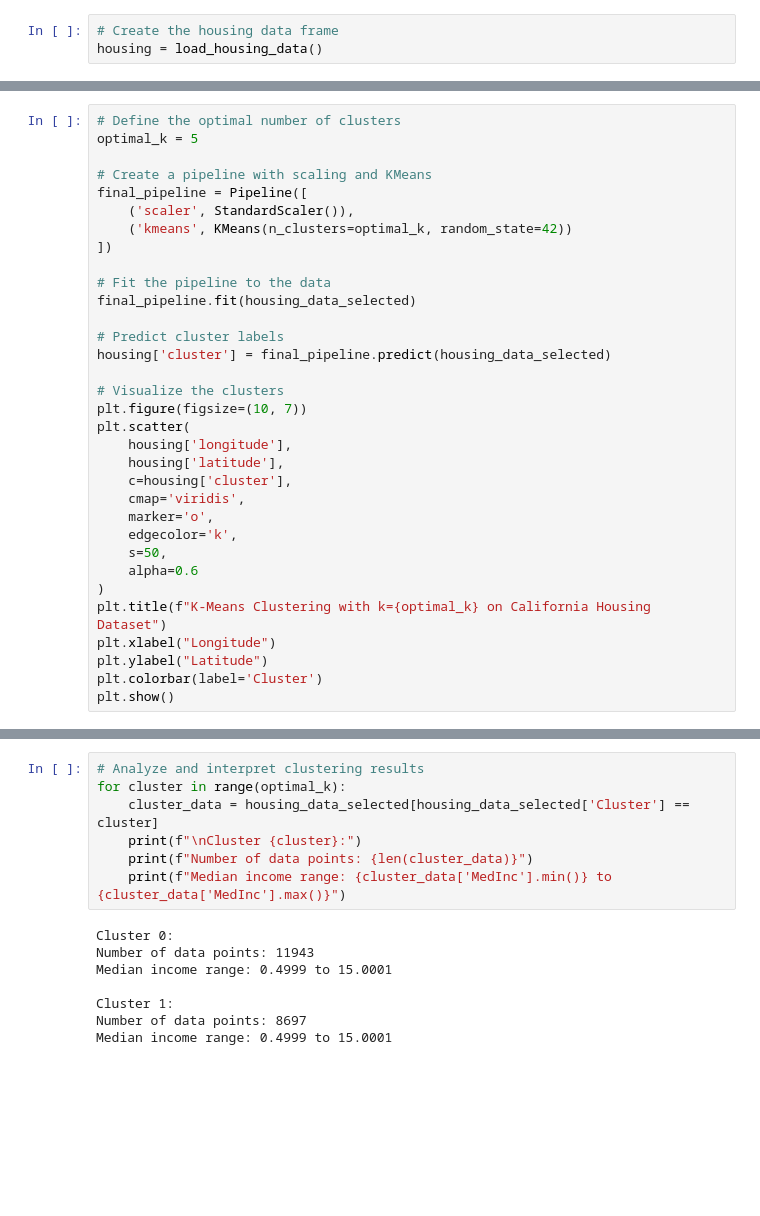
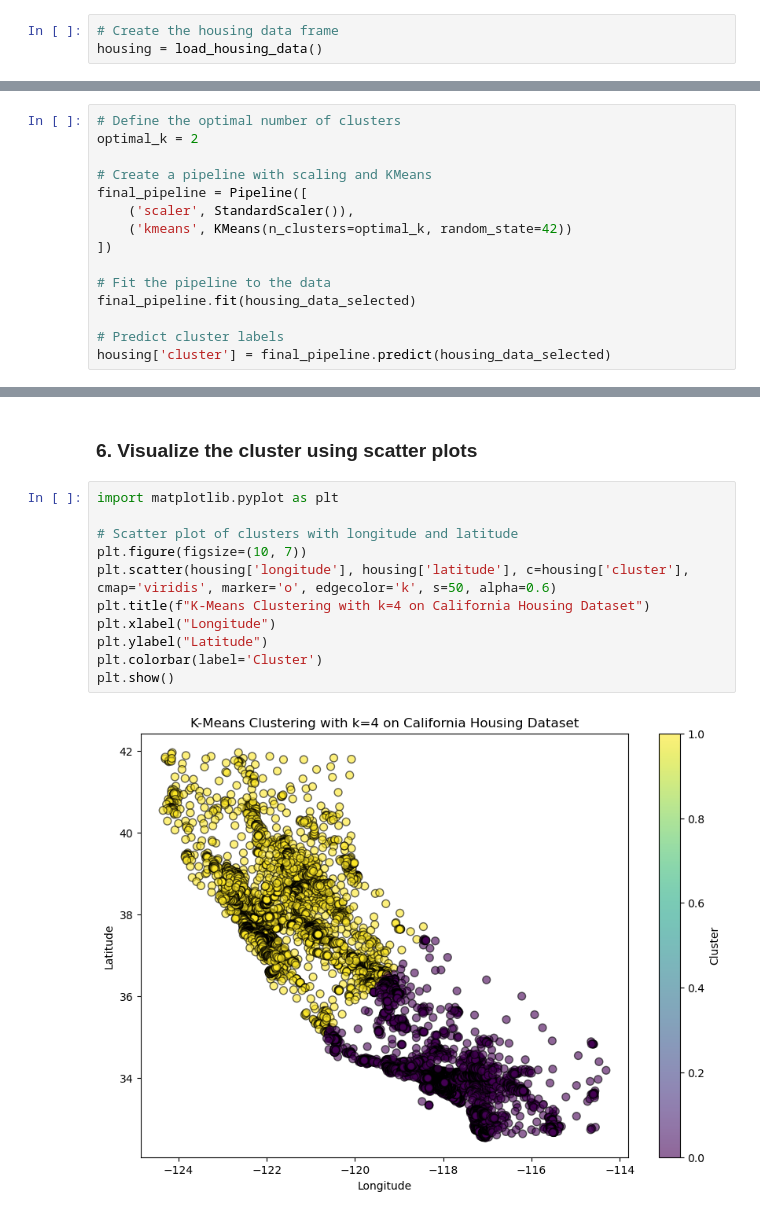
Before and after one commit to marcou347/IAI600Lab6, a Jupyter notebook: Lab6.ipynb, the cells around one changed output, grey strips where cells are left out. Drawn from its saved outputs; the diff is of its cells as text; blank space fills up the shorter version.

```diff
--- a/Lab6.ipynb
+++ b/Lab6.ipynb
@@ -153,6 +158,6 @@ plt.show()
 # %%
 # Define the optimal number of clusters
-optimal_k = 5
+optimal_k = 2
 
 # Create a pipeline with scaling and KMeans
 final_pipeline = Pipeline([
@@ -165,21 +170,3 @@ final_pipeline.fit(housing_data_selected)
 
 # Predict cluster labels
 housing['cluster'] = final_pipeline.predict(housing_data_selected)
-
-# Visualize the clusters
-plt.figure(figsize=(10, 7))
-plt.scatter(
-    housing['longitude'],
-    housing['latitude'],
-    c=housing['cluster'],
-    cmap='viridis',
-    marker='o',
-    edgecolor='k',
-    s=50,
-    alpha=0.6
-)
-plt.title(f"K-Means Clustering with k={optimal_k} on California Housing Dataset")
-plt.xlabel("Longitude")
-plt.ylabel("Latitude")
-plt.colorbar(label='Cluster')
-plt.show()
@@ -215,15 +173,15 @@ plt.show()
-# %%
-# Analyze and interpret clustering results
-for cluster in range(optimal_k):
-    cluster_data = housing_data_selected[housing_data_selected['Cluster'] == cluster]
-    print(f"\nCluster {cluster}:")
-    print(f"Number of data points: {len(cluster_data)}")
-    print(f"Median income range: {cluster_data['MedInc'].min()} to {cluster_data['MedInc'].max()}")
-# %% [output]
-Cluster 0:
-Number of data points: 11943
-Median income range: 0.4999 to 15.0001
-
-Cluster 1:
-Number of data points: 8697
-Median income range: 0.4999 to 15.0001
+# %% [markdown]
+### 6. Visualize the cluster using scatter plots
+# %%
+import matplotlib.pyplot as plt
+
+# Scatter plot of clusters with longitude and latitude
+plt.figure(figsize=(10, 7))
+plt.scatter(housing['longitude'], housing['latitude'], c=housing['cluster'], cmap='viridis', marker='o', edgecolor='k', s=50, alpha=0.6)
+plt.title(f"K-Means Clustering with k=4 on California Housing Dataset")
+plt.xlabel("Longitude")
+plt.ylabel("Latitude")
+plt.colorbar(label='Cluster')
+plt.show()
+# %% [output]
+[figure, added]
```
Also changed, not shown: parts of 19 cells of this notebook, 9 other files.
